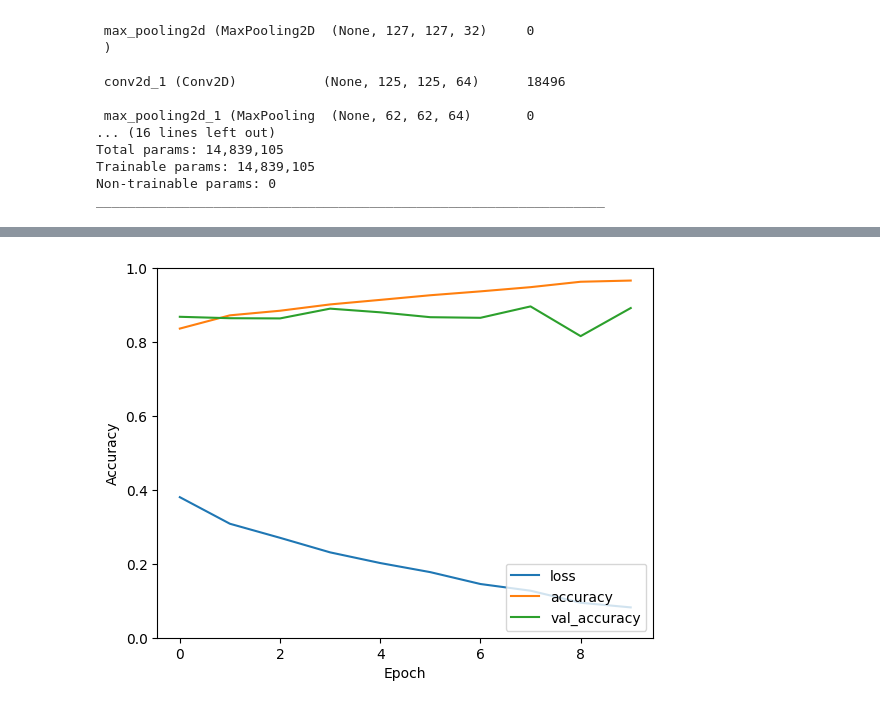
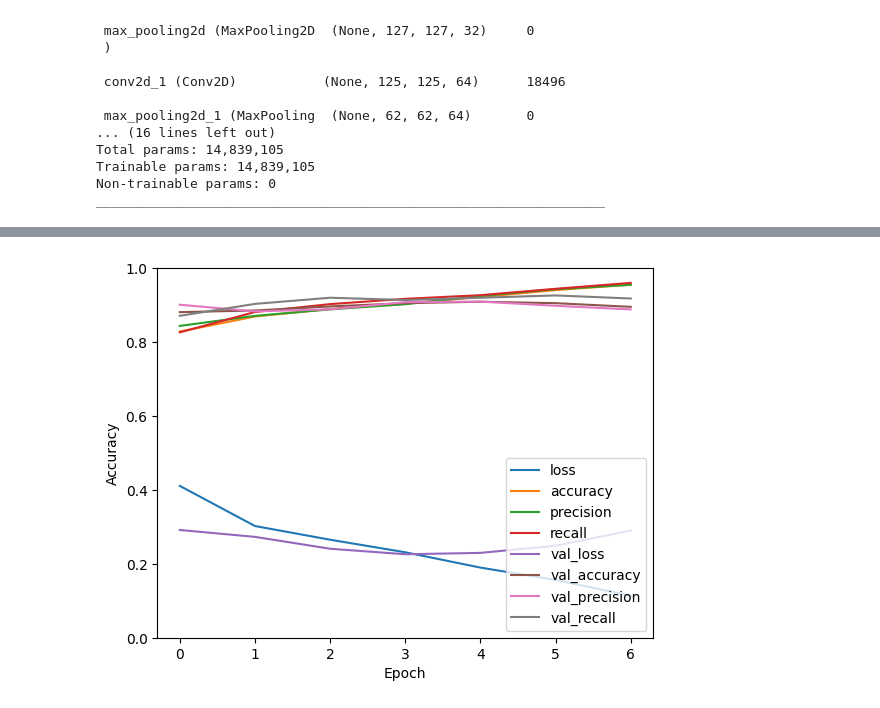
Before and after one commit to RoscaMitrut/Forest-Fire-Detection, a Jupyter notebook: main.ipynb, the cells around one changed output, grey strips where cells are left out. Saved outputs shown, nothing was run; the diff lists cells and outputs as text; code cells hidden in the pictures.

```diff
--- a/main.ipynb
+++ b/main.ipynb
@@ -127 +81,13 @@ X_val,Y_val = shuffle_data(X_val,Y_val)
+# %%
+dataset_X = np.array(dataset1_X + dataset2_X + dataset3_X + dataset4_X + dataset5_X)
+dataset_Y = np.array(dataset1_Y + dataset2_Y + dataset3_Y + dataset4_Y + dataset5_Y)
+
+def shuffle_data(X, Y):
+    indices = np.random.permutation(len(X))
+    return X[indices], Y[indices]
+
+dataset_X,dataset_Y = shuffle_data(dataset_X,dataset_Y)
+
+X_train,X_test,Y_train,Y_test = train_test_split(dataset_X,dataset_Y,test_size=0.16)
+X_train,X_val,Y_train,Y_val = train_test_split(X_train,Y_train,test_size=0.19)
 # %%
@@ -163,10 +124,8 @@ train_dataset = create_dataset(X_train, Y_train, batch_size=32, target_size=(256
 test_dataset = create_dataset(X_test, Y_test, batch_size=32, target_size=(256, 256))
 val_dataset = create_dataset(X_val, Y_val, batch_size=32, target_size=(256, 256))
 # %%
-input_shape = (256, 256, 3)
-
 model = models.Sequential([
-        layers.Conv2D(32, (3, 3), activation='relu', input_shape=input_shape),
+        layers.Conv2D(32, (3, 3), activation='relu', input_shape=(256, 256, 3)),
         layers.MaxPooling2D((2, 2)),
         layers.Conv2D(64, (3, 3), activation='relu'),
         layers.MaxPooling2D((2, 2)),
@@ -181,7 +140,7 @@ model = models.Sequential([
 model.compile(
     optimizer='adam',
     loss='binary_crossentropy',
-    metrics=['accuracy']
+    metrics=['accuracy', tf.keras.metrics.Precision(name='precision'), tf.keras.metrics.Recall(name='recall')]
 )
 
 model.summary()
@@ -224,3 +183,3 @@ Sample labels: [0. 0. 0. 0. 1. 1. 0. 0. 0. 0. 1. 1. 0. 1. 1. 0. 0. 0. 1. 1. 1. 0
 # %%
-history = model.fit(train_dataset, epochs=10, validation_data=val_dataset, verbose=1)
+history = model.fit(train_dataset, epochs=7, validation_data=val_dataset, verbose=1)
 # %% [output]
@@ -247,15 +200,21 @@ Epoch 10/10
 # %%
 import matplotlib.pyplot as plt
 plt.plot(history.history['loss'], label='loss')
 plt.plot(history.history['accuracy'], label='accuracy')
+plt.plot(history.history['precision'], label = 'precision')
+plt.plot(history.history['recall'], label = 'recall')
+plt.plot(history.history['val_loss'], label = 'val_loss')
 plt.plot(history.history['val_accuracy'], label = 'val_accuracy')
+plt.plot(history.history['val_precision'], label = 'val_precision')
+plt.plot(history.history['val_recall'], label = 'val_recall')
+
 plt.xlabel('Epoch')
 plt.ylabel('Accuracy')
 plt.ylim([0, 1])
 plt.legend(loc='lower right')
 plt.show()
 # %% [output]
-[figure, old version]
+[figure, new version]
 # %%
 import seaborn as sns
 from sklearn.metrics import confusion_matrix
```
Also changed, not shown: parts of 9 cells of this notebook.
